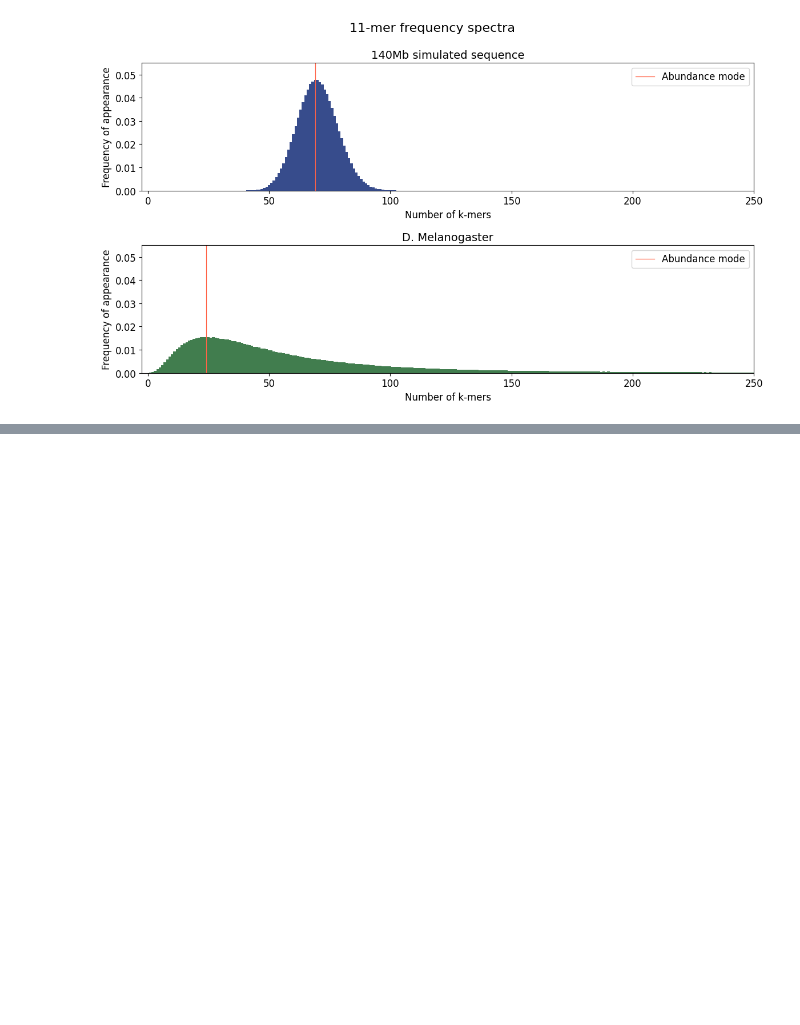
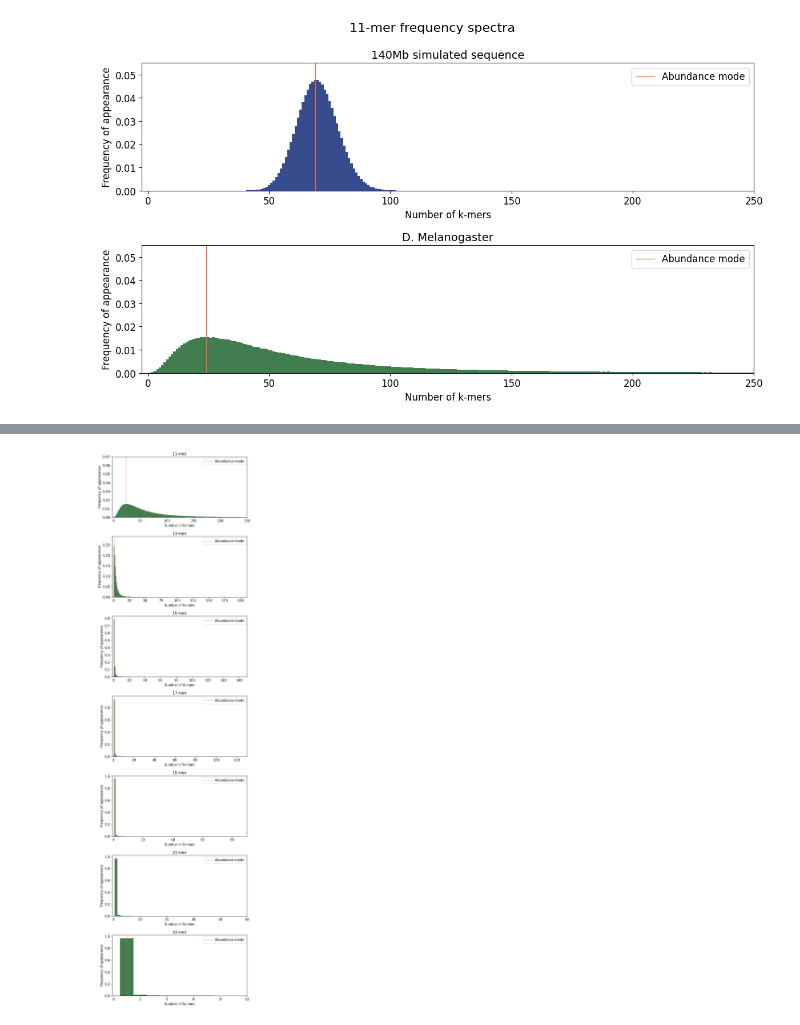
Before and after one commit to eaasna/test-DREAM-stellar, a Jupyter notebook: work-python/kmer-spectra/kmer occurrence counts.ipynb, the cells around one changed output, grey strips where cells are left out. Drawn from its saved outputs; the diff is of its cells as text; code cells hidden in the pictures; blank space fills up the shorter version.

```diff
--- a/work-python/kmer-spectra/kmer occurrence counts.ipynb
+++ b/work-python/kmer-spectra/kmer occurrence counts.ipynb
@@ -138,7 +140,7 @@ K-mer counter stats
         mean    70.0
         max     117
 # %%
-def plot_abundance(ax, df, abundance_thresh, name, colorname):
+def plot_abundance(ax, df, abundance_thresh, max_freq, name, colorname):
     df_low_abundance = df.loc[df['occurrences'] <= abundance_thresh]
     ax.bar(df_low_abundance["occurrences"], df_low_abundance["frequency"], width = 1.0, color = colorname)
     ab_mode = df["occurrences"][np.argmax(df["count"])]
@@ -147,7 +149,7 @@ def plot_abundance(ax, df, abundance_thresh, name, colorname):
     ax.set_xlabel("Number of k-mers")
     ax.set_ylabel("Frequency of appearance")
     ax.set_xlim([-abundance_thresh*0.01, abundance_thresh])
-    ax.set_ylim(0, 0.055)
+    ax.set_ylim(0, max_freq)
     ax.set_title(name, fontsize = MEDIUM_SIZE)
 # %% [markdown]
 Among all represented k-mers, most appear between 1 and 100 times. The following plots do not show the few k-mers that appear very often.
@@ -164,0 +171,3 @@ fig.savefig('11mer_frequency_spectra.png', dpi = 250)
+# %%
+fly = read_occ_table("fly.21mer.tsv")
+fly.head()
@@ -164,0 +210,14 @@ fig.savefig('11mer_frequency_spectra.png', dpi = 250)
+# %%
+fig, axs = plt.subplots(7)
+#fig.suptitle("Fly k-mer frequency spectra")
+fig.set_figheight(4*7)
+fig.set_figwidth(8)
+
+i = 0
+for k in [11, 13, 15, 17, 19, 21, 23]:
+    fly = read_occ_table("fly."+ str(k) +"mer.tsv")
+    plot_abundance(axs[i], fly, 250 - i*40, np.max(np.round(fly["frequency"], 2) + 0.05), str(k) + "-mer", c_darkgreen)
+    i+=1
+fig.tight_layout()
+# %% [output]
+[figure, added]
```
Also changed, not shown: parts of 7 cells of this notebook, 1 other file.
